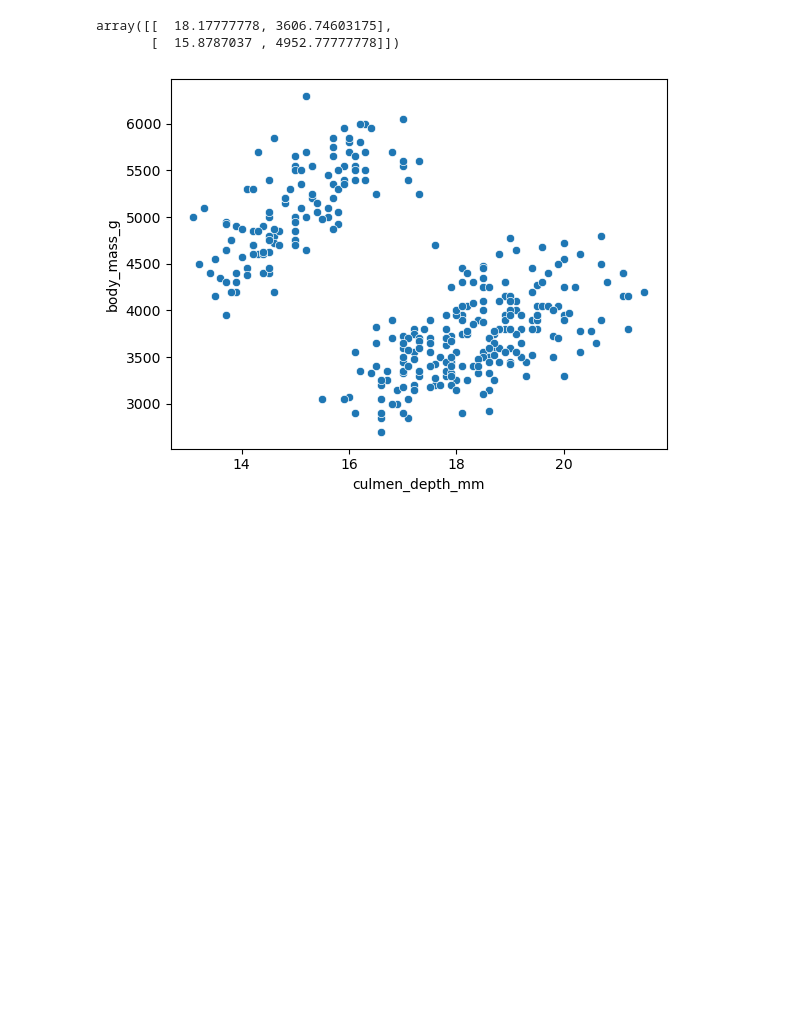
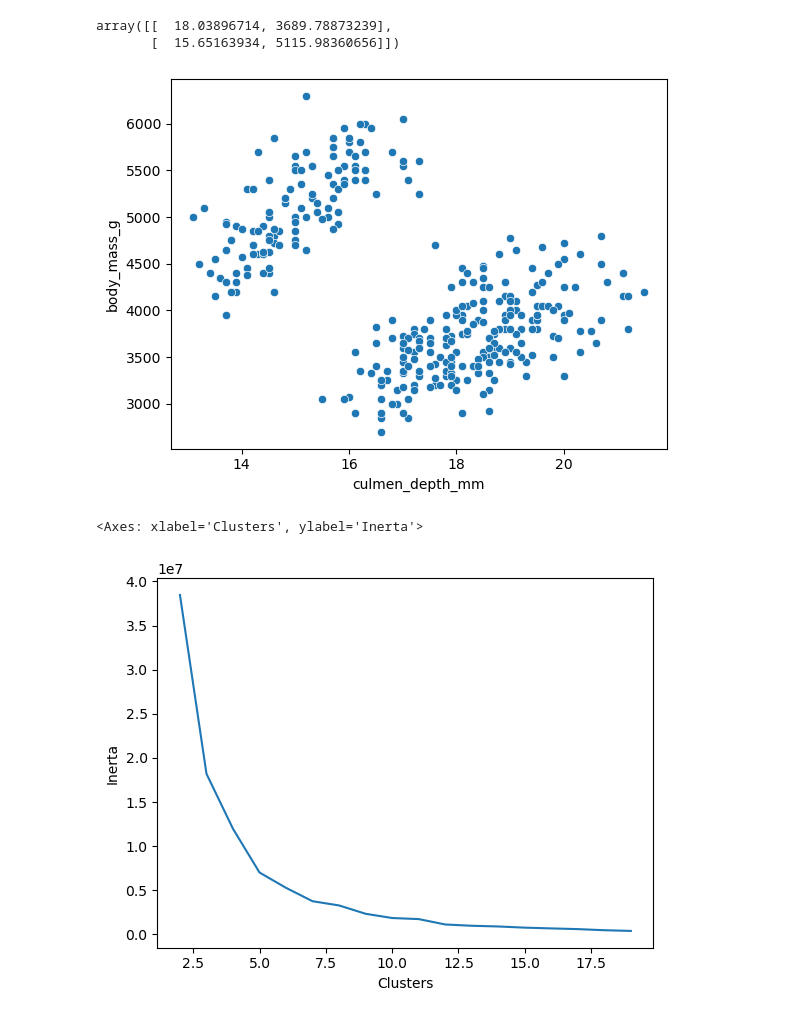
Before and after one commit to Duedot43/AIClass, a Jupyter notebook: Simester Two/exits/Penguins/pnguin.ipynb, the cells around one changed output. Cells and saved outputs as stored; diff of their text form; code cells hidden in the pictures; blank space fills up the shorter version.

```diff
--- a/Simester Two/exits/Penguins/pnguin.ipynb
+++ b/Simester Two/exits/Penguins/pnguin.ipynb
@@ -17,6 +17,8 @@ from sklearn.model_selection import train_test_split
 from sklearn.linear_model import LinearRegression
 from sklearn.metrics import mean_squared_error
 from sklearn.cluster import KMeans
+from sklearn.metrics import silhouette_score
+
 
 def save_pickle(file, value):
     pickle.dump(value, open(file, "wb"))
@@ -35,9 +37,25 @@ train_df = train_df[["culmen_depth_mm", "body_mass_g"]]
 train_df.head()
 
 model = KMeans(n_clusters=2)
-model.fit(train_df)
+model.fit(data[["culmen_depth_mm", "body_mass_g"]])
 model.cluster_centers_
 # %% [output]
-array([[  18.17777778, 3606.74603175],
-       [  15.8787037 , 4952.77777778]])
+array([[  18.03896714, 3689.78873239],
+       [  15.65163934, 5115.98360656]])
 [figure]
+# %%
+# Elbow Plot
+plot = {
+    "Clusters": range(2,20),
+    "Inerta": []
+}
+
+for k in range(2,20):
+    kmeans = KMeans(n_clusters=k)
+    kmeans.fit(train_df)
+    plot['Inerta'].append(kmeans.inertia_)
+
+sb.lineplot(data=plot, x="Clusters", y="Inerta")
+# %% [output]
+<Axes: xlabel='Clusters', ylabel='Inerta'>
+[figure, added]
```
Also changed, not shown: parts of 2 cells of this notebook, 3 other files.
